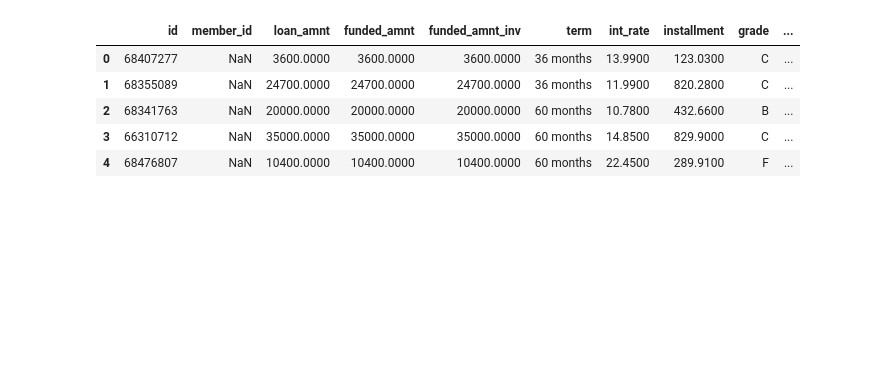
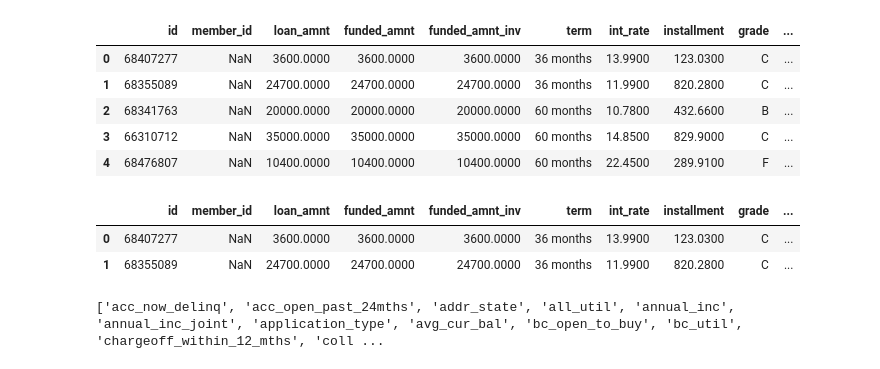
Before and after one commit to dipanshusharma2001/irb_retail_pd_sas_vs_python, a Jupyter notebook: notebooks/01_data_preparation.ipynb, the cells around one changed output. Cells and saved outputs as stored; diff of their text form; code cells hidden in the pictures; blank space fills up the shorter version.

```diff
--- a/notebooks/01_data_preparation.ipynb
+++ b/notebooks/01_data_preparation.ipynb
@@ -40,3 +29,16 @@ mortgage_raw.head()
 | 2 | 68341763 | NaN | 20000.0000 | 20000.0000 | 20000.0000 | 60 months | 10.7800 | 432.6600 | B | ... |
 | 3 | 66310712 | NaN | 35000.0000 | 35000.0000 | 35000.0000 | 60 months | 14.8500 | 829.9000 | C | ... |
 | 4 | 68476807 | NaN | 10400.0000 | 10400.0000 | 10400.0000 | 60 months | 22.4500 | 289.9100 | F | ... |
+# %%
+# before moving to EDA, it is always a good practice in python to lower the column names and remove spaces
+mortgage_raw.columns = mortgage_raw.columns.str.lower().str.replace(' ', '_')
+mortgage_raw.head(2)
+# %% [output]
+|  | id | member_id | loan_amnt | funded_amnt | funded_amnt_inv | term | int_rate | installment | grade | ... |
+| 0 | 68407277 | NaN | 3600.0000 | 3600.0000 | 3600.0000 | 36 months | 13.9900 | 123.0300 | C | ... |
+| 1 | 68355089 | NaN | 24700.0000 | 24700.0000 | 24700.0000 | 36 months | 11.9900 | 820.2800 | C | ... |
+# %%
+# columns of the datasets
+print(sorted(list(mortgage_raw.columns)))
+# %% [output]
+['acc_now_delinq', 'acc_open_past_24mths', 'addr_state', 'all_util', 'annual_inc', 'annual_inc_joint', 'application_type', 'avg_cur_bal', 'bc_open_to_buy', 'bc_util', 'chargeoff_within_12_mths', 'coll ...
```
Also changed, not shown: parts of 14 cells of this notebook, 1 other file.
